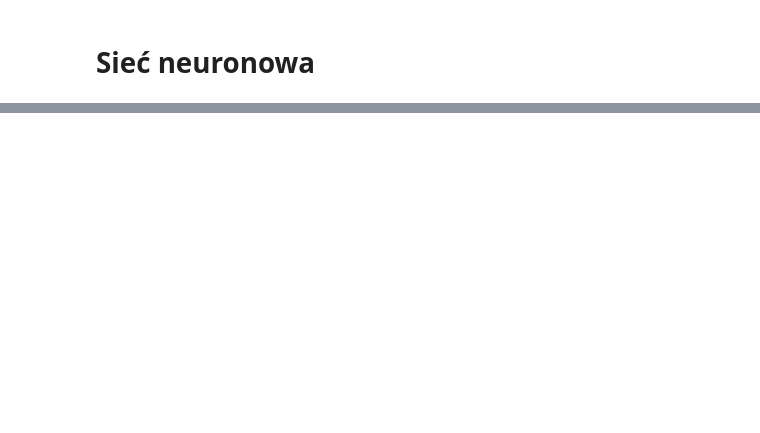
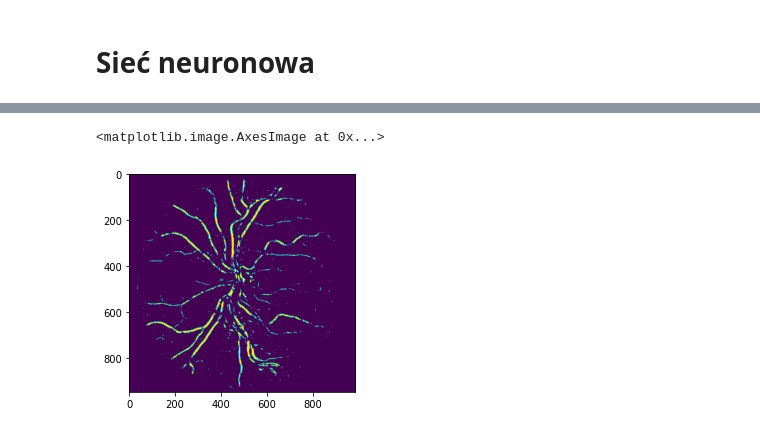
Before and after one commit to clmrv/tomograf, a Jupyter notebook: dnooka/dnooka.ipynb, the cells around one changed output, grey strips where cells are left out. Drawn from its saved outputs; the diff is of its cells as text; code cells hidden in the pictures; blank space fills up the shorter version.

```diff
--- a/dnooka/dnooka.ipynb
+++ b/dnooka/dnooka.ipynb
@@ -347,3 +499,7 @@ plt.imshow(pr_2d)
 # %%
-plt.imshow(pr_2d_th)
+predicted_threshold = predicted > 0.7
+plt.imshow(predicted_threshold)
+# %% [output]
+<matplotlib.image.AxesImage at 0x...>
+[figure, added]
 # %%
```
Also changed, not shown: parts of 23 cells of this notebook.
